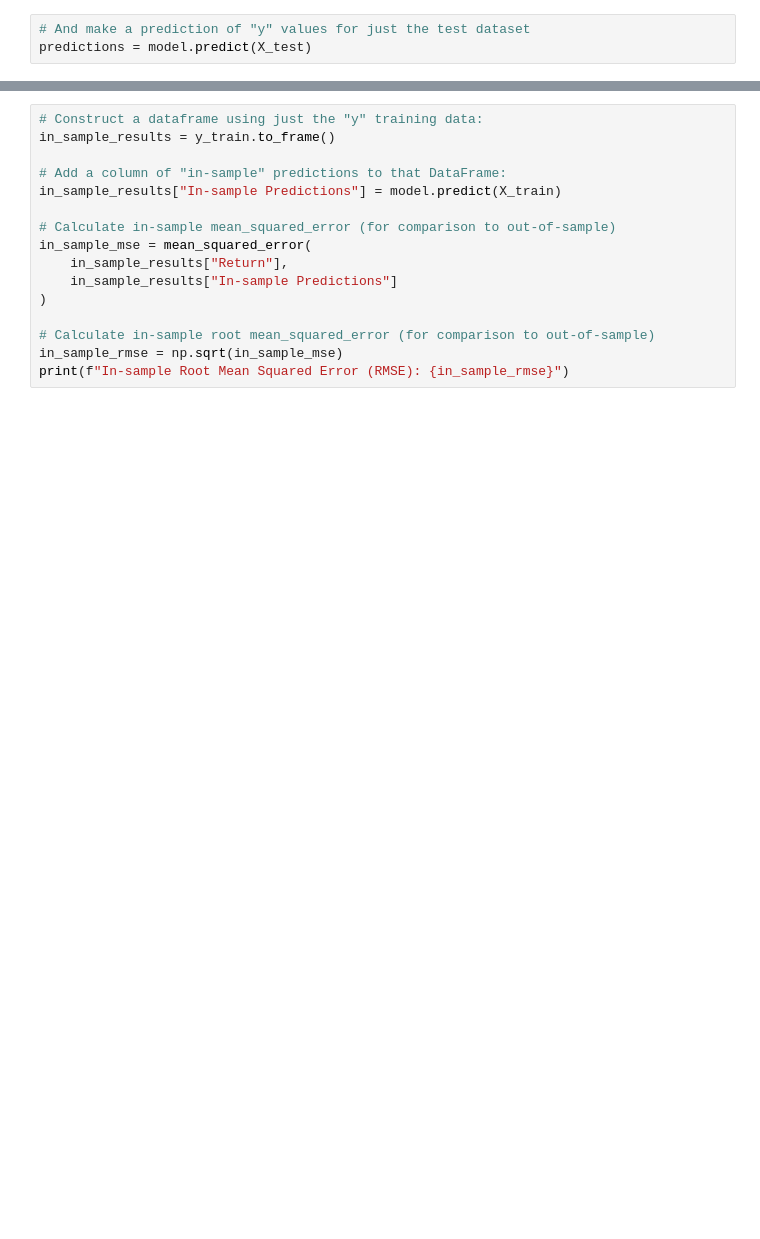
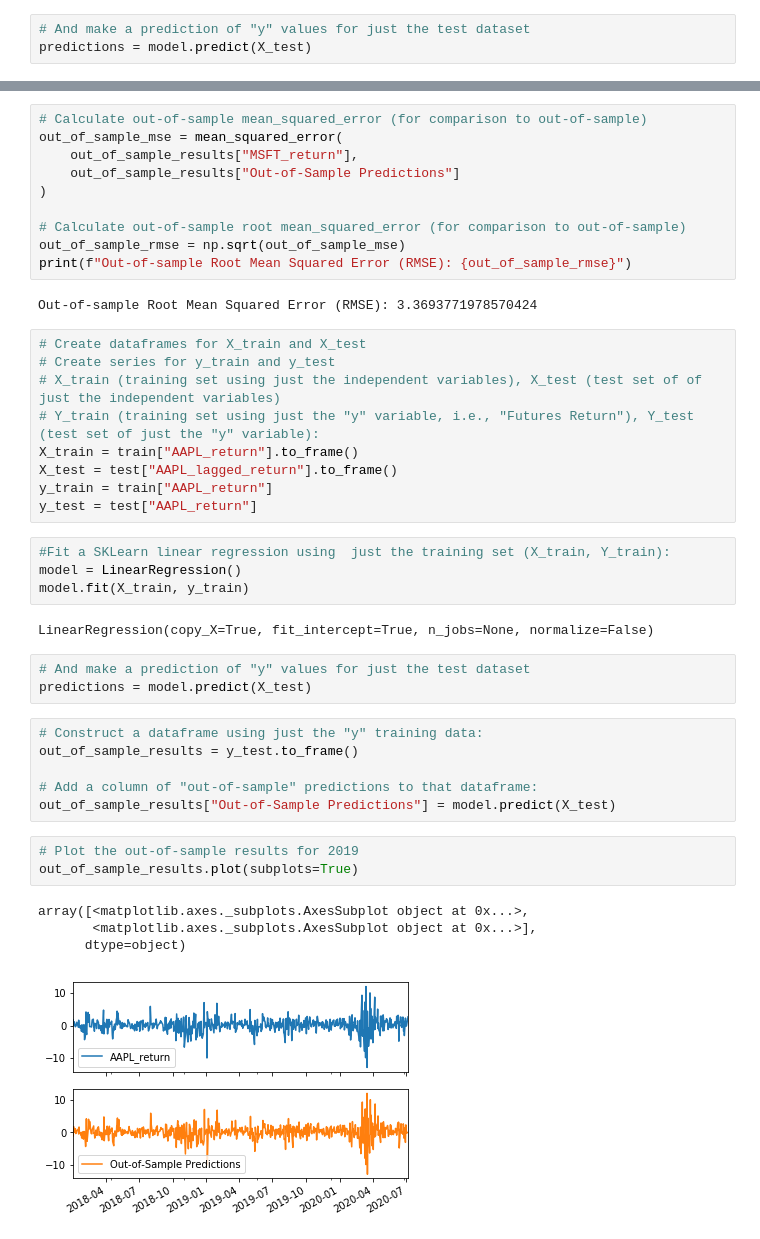
Before and after one commit to DT021/Twitter_Sentiment_Analysis_-_LSTM_Price_Prediction, a Jupyter notebook: Steffen/Train_test_1.ipynb, the cells around one changed output, grey strips where cells are left out. Drawn from its saved outputs; the diff is of its cells as text; blank space fills up the shorter version.

```diff
--- a/Steffen/Train_test_1.ipynb
+++ b/Steffen/Train_test_1.ipynb
@@ -63,16 +147,44 @@ In-Sample Performance
 # %%
-# Construct a dataframe using just the "y" training data:
-in_sample_results = y_train.to_frame()
-
-# Add a column of "in-sample" predictions to that DataFrame:
-in_sample_results["In-sample Predictions"] = model.predict(X_train)
-
-# Calculate in-sample mean_squared_error (for comparison to out-of-sample)
-in_sample_mse = mean_squared_error(
-    in_sample_results["Return"],
-    in_sample_results["In-sample Predictions"]
+# Calculate out-of-sample mean_squared_error (for comparison to out-of-sample)
+out_of_sample_mse = mean_squared_error(
+    out_of_sample_results["MSFT_return"],
+    out_of_sample_results["Out-of-Sample Predictions"]
 )
 
-# Calculate in-sample root mean_squared_error (for comparison to out-of-sample)
-in_sample_rmse = np.sqrt(in_sample_mse)
-print(f"In-sample Root Mean Squared Error (RMSE): {in_sample_rmse}")
+# Calculate out-of-sample root mean_squared_error (for comparison to out-of-sample)
+out_of_sample_rmse = np.sqrt(out_of_sample_mse)
+print(f"Out-of-sample Root Mean Squared Error (RMSE): {out_of_sample_rmse}")
+# %% [output]
+Out-of-sample Root Mean Squared Error (RMSE): 3.3693771978570424
+# %%
+# Create dataframes for X_train and X_test
+# Create series for y_train and y_test
+# X_train (training set using just the independent variables), X_test (test set of of just the independent variables)
+# Y_train (training set using just the "y" variable, i.e., "Futures Return"), Y_test (test set of just the "y" variable):
+X_train = train["AAPL_return"].to_frame()
+X_test = test["AAPL_lagged_return"].to_frame()
+y_train = train["AAPL_return"]
+y_test = test["AAPL_return"]
+# %%
+#Fit a SKLearn linear regression using  just the training set (X_train, Y_train):
+model = LinearRegression()
+model.fit(X_train, y_train)
+# %% [output]
+LinearRegression(copy_X=True, fit_intercept=True, n_jobs=None, normalize=False)
+# %%
+# And make a prediction of "y" values for just the test dataset
+predictions = model.predict(X_test)
+# %%
+# Construct a dataframe using just the "y" training data:
+out_of_sample_results = y_test.to_frame()
+
+# Add a column of "out-of-sample" predictions to that dataframe:
+out_of_sample_results["Out-of-Sample Predictions"] = model.predict(X_test)
+# %%
+# Plot the out-of-sample results for 2019
+out_of_sample_results.plot(subplots=True)
+# %% [output]
+array([<matplotlib.axes._subplots.AxesSubplot object at 0x...>,
+       <matplotlib.axes._subplots.AxesSubplot object at 0x...>],
+      dtype=object)
+[figure, added]
```
Also changed, not shown: parts of 24 cells of this notebook.
